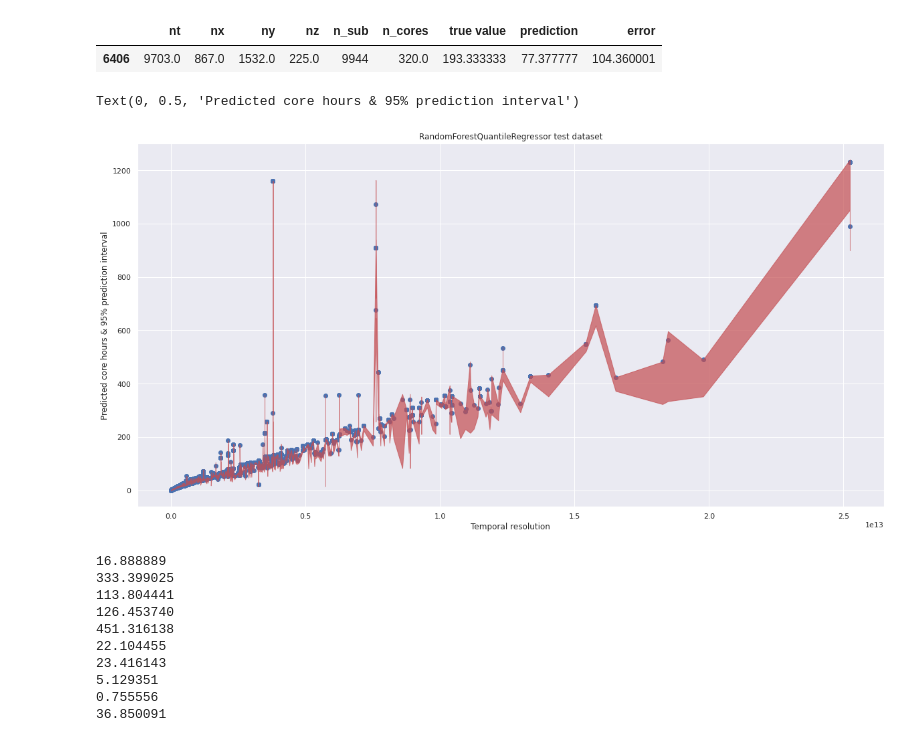
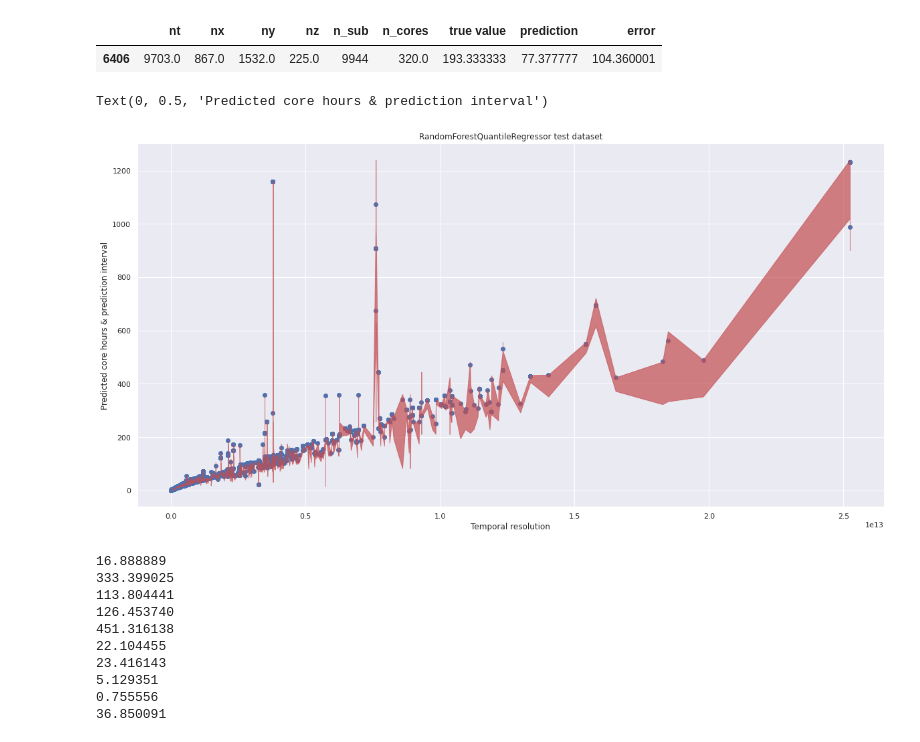
Before and after one commit to neon-ninja/nzrse_hackathon_2020, a Jupyter notebook: train.ipynb, the cells around one changed output. Cells and saved outputs as stored; diff of their text form; code cells hidden in the pictures.

```diff
--- a/train.ipynb
+++ b/train.ipynb
@@ -116,19 +116,19 @@ tricky_rows
 # %%
 model.fit(df, y) # refit to all data
 pred = model.predict(test_x, quantile=92)
-lower = model.predict(test_x, quantile=5)
-upper = model.predict(test_x, quantile=95)
+lower = model.predict(test_x, quantile=0)
+upper = model.predict(test_x, quantile=100)
 x = test_x.nt * test_x.nx * test_x.ny * test_x.nz
 i = x.argsort()
 # %%
 plt.scatter(x, pred, c='b')
-plt.fill_between(x[i], lower[i], upper[i], alpha=.7, color="r", label="Pred. interval")
+plt.fill_between(x[i], lower[i], upper[i], alpha=.7, color="r")
 plt.title("RandomForestQuantileRegressor test dataset")
 plt.xlabel("Temporal resolution")
-plt.ylabel("Predicted core hours & 95% prediction interval")
+plt.ylabel("Predicted core hours & prediction interval")
 # %% [output]
-Text(0, 0.5, 'Predicted core hours & 95% prediction interval')
+Text(0, 0.5, 'Predicted core hours & prediction interval')
-[figure, old version]
+[figure, new version]
 # %%
 np.savetxt("emod3d_test_y.csv", pred, fmt='%f')
 !head "emod3d_test_y.csv"
```
Also changed, not shown: parts of 2 cells of this notebook, 1 other file.
